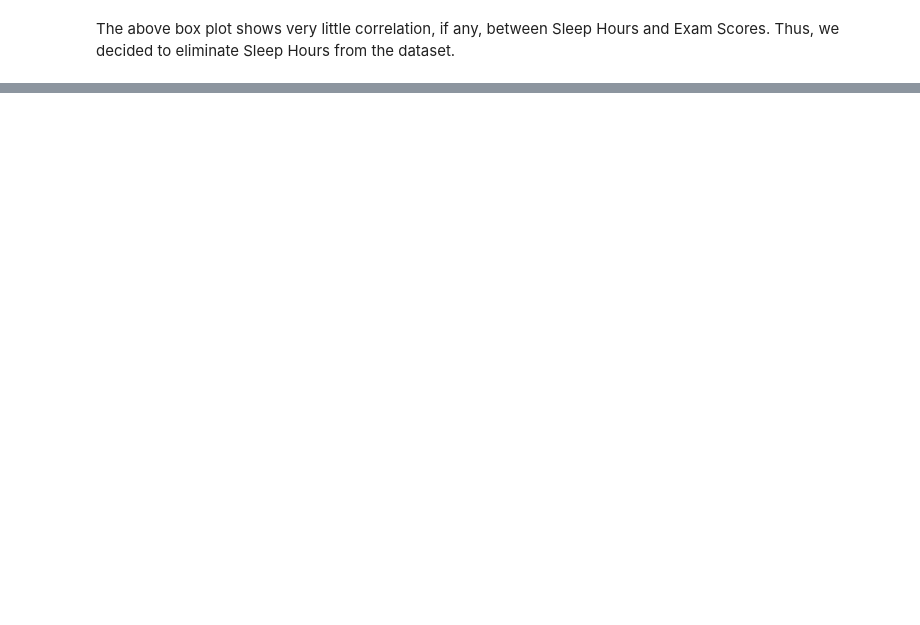
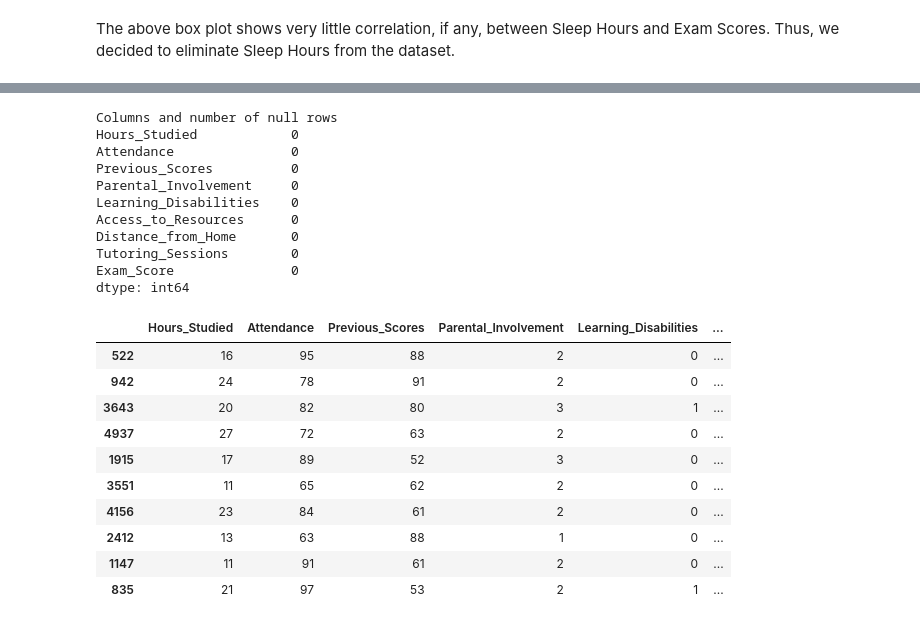
Before and after one commit to QuinnHilger/cs148-spotify, a Jupyter notebook: cs148_project.ipynb, the cells around one changed output, grey strips where cells are left out. Drawn from its saved outputs; the diff is of its cells as text; code cells hidden in the pictures; blank space fills up the shorter version.

```diff
--- a/cs148_project.ipynb
+++ b/cs148_project.ipynb
@@ -233,0 +312,55 @@ plt.show()
+# %%
+from sklearn.model_selection import train_test_split
+# Remove all features not being used in data analysis, due to small impact on exam score
+main_features = ['Hours_Studied', 'Attendance', 'Previous_Scores', 'Parental_Involvement', 'Learning_Disabilities', 'Access_to_Resources', 'Distance_from_Home', 'Tutoring_Sessions', 'Exam_Score']
+final_data = loaded_data[main_features]
+# Drop null values, only for these features
+final_data = final_data.dropna(subset=['Distance_from_Home'])
+# Apply Mappings to produce numerical data
+# Apply mappings
+for column, mapping in categories_mapping.items():
+  if column in final_data.columns:
+    final_data[column] = final_data[column].map(mapping)
+
+for column, mapping in binary_mapping.items():
+  if column in final_data.columns:
+    final_data[column] = final_data[column].map(mapping)
+
+# Confirming no missing data
+print("Columns and number of null rows")
+print(final_data.isna().sum())
+
+# Construct train, validation, and test sets
+# Use splits: train: 80%, Validation: 10%, Test: 10%
+train_and_validation_df, test_df = train_test_split(final_data, test_size=0.1, random_state=2)
+
+train_df, validation_df = train_test_split(train_and_validation_df, test_size=1/9, random_state=112)
+
+train_df.to_csv('train.csv', index=False)
+validation_df.to_csv('validation.csv', index=False)
+test_df.to_csv('test.csv', index=False)
+# We now have a csv for train, validation, and test
+train_df.sample(10)
+# %% [output]
+Columns and number of null rows
+Hours_Studied            0
+Attendance               0
+Previous_Scores          0
+Parental_Involvement     0
+Learning_Disabilities    0
+Access_to_Resources      0
+Distance_from_Home       0
+Tutoring_Sessions        0
+Exam_Score               0
+dtype: int64
+|  | Hours_Studied | Attendance | Previous_Scores | Parental_Involvement | Learning_Disabilities | ... |
+| 522 | 16 | 95 | 88 | 2 | 0 | ... |
+| 942 | 24 | 78 | 91 | 2 | 0 | ... |
+| 3643 | 20 | 82 | 80 | 3 | 1 | ... |
+| 4937 | 27 | 72 | 63 | 2 | 0 | ... |
+| 1915 | 17 | 89 | 52 | 3 | 0 | ... |
+| 3551 | 11 | 65 | 62 | 2 | 0 | ... |
+| 4156 | 23 | 84 | 61 | 2 | 0 | ... |
+| 2412 | 13 | 63 | 88 | 1 | 0 | ... |
+| 1147 | 11 | 91 | 61 | 2 | 0 | ... |
+| 835 | 21 | 97 | 53 | 2 | 1 | ... |
```
Also changed, not shown: parts of 14 cells of this notebook, 6 other files.
